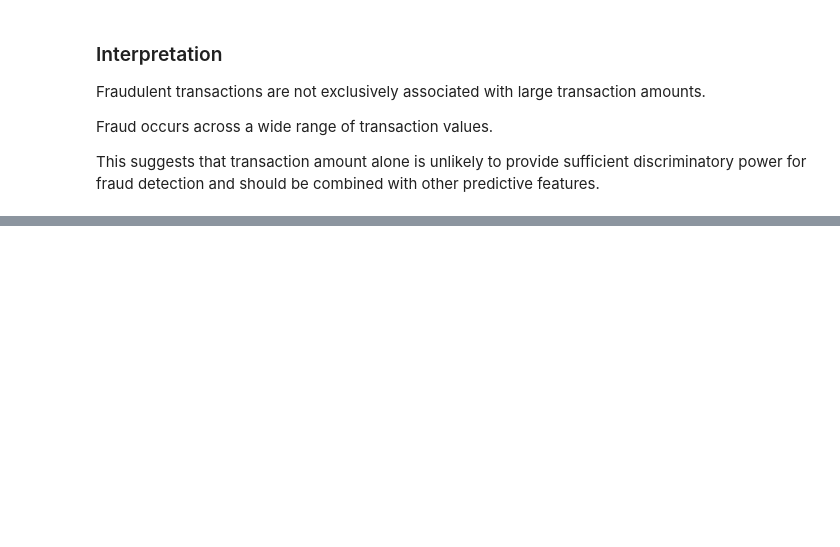
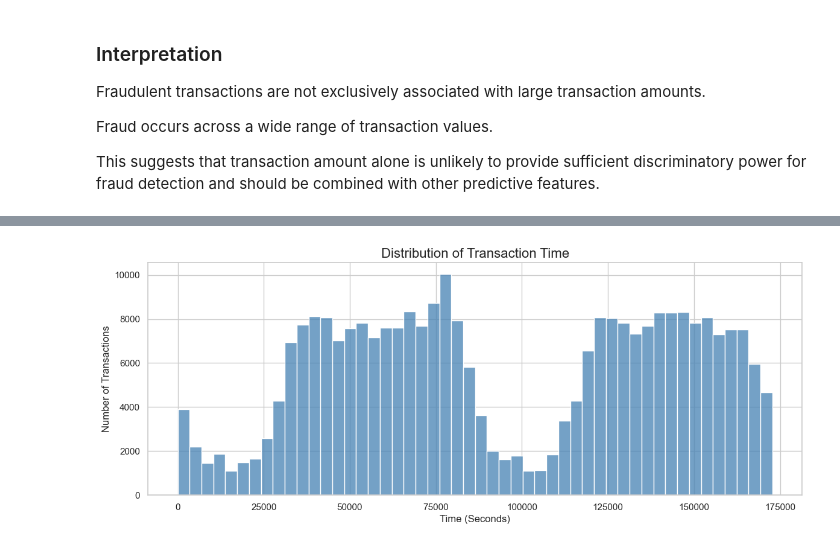
Before and after one commit to che-francis/Credit-Card-Fraud-Detection, a Jupyter notebook: notebooks/Credit_Card_Fraud_Detection.ipynb, the cells around one changed output, grey strips where cells are left out. Saved outputs shown, nothing was run; the diff lists cells and outputs as text; code cells hidden in the pictures; blank space fills up the shorter version.

Commit message:
Add EDA part 2 time-based fraud analysis

```diff
--- a/notebooks/Credit_Card_Fraud_Detection.ipynb
+++ b/notebooks/Credit_Card_Fraud_Detection.ipynb
@@ -359,0 +370,15 @@ This suggests that transaction amount alone is unlikely to provide sufficient di
+# %%
+# Time distribution of Transactions
+# (Seconds elapsed since the first recorded transaction.)
+
+plt.figure(figsize=(14,5))
+
+sns.histplot(df["Time"], bins=50, color="steelblue")
+
+plt.title("Distribution of Transaction Time", fontsize=16)
+plt.xlabel("Time (Seconds)")
+plt.ylabel("Number of Transactions")
+
+plt.show()
+# %% [output]
+[figure, added]
```
Also changed, not shown: parts of 5 cells of this notebook.
